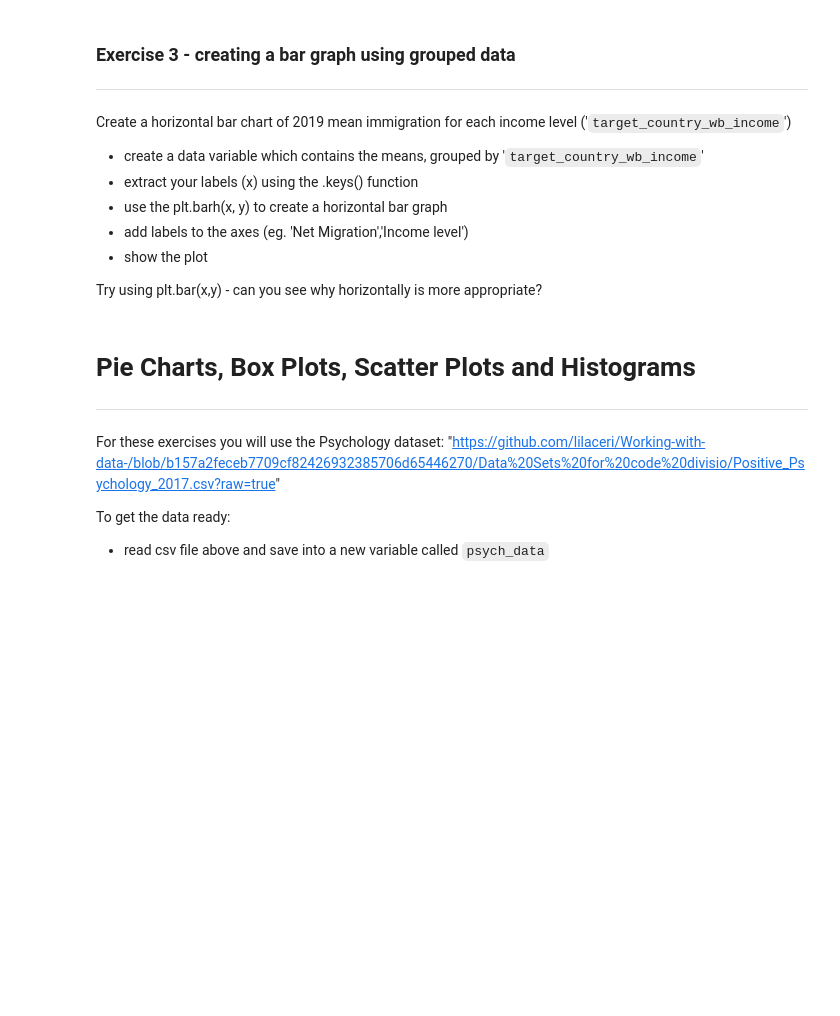
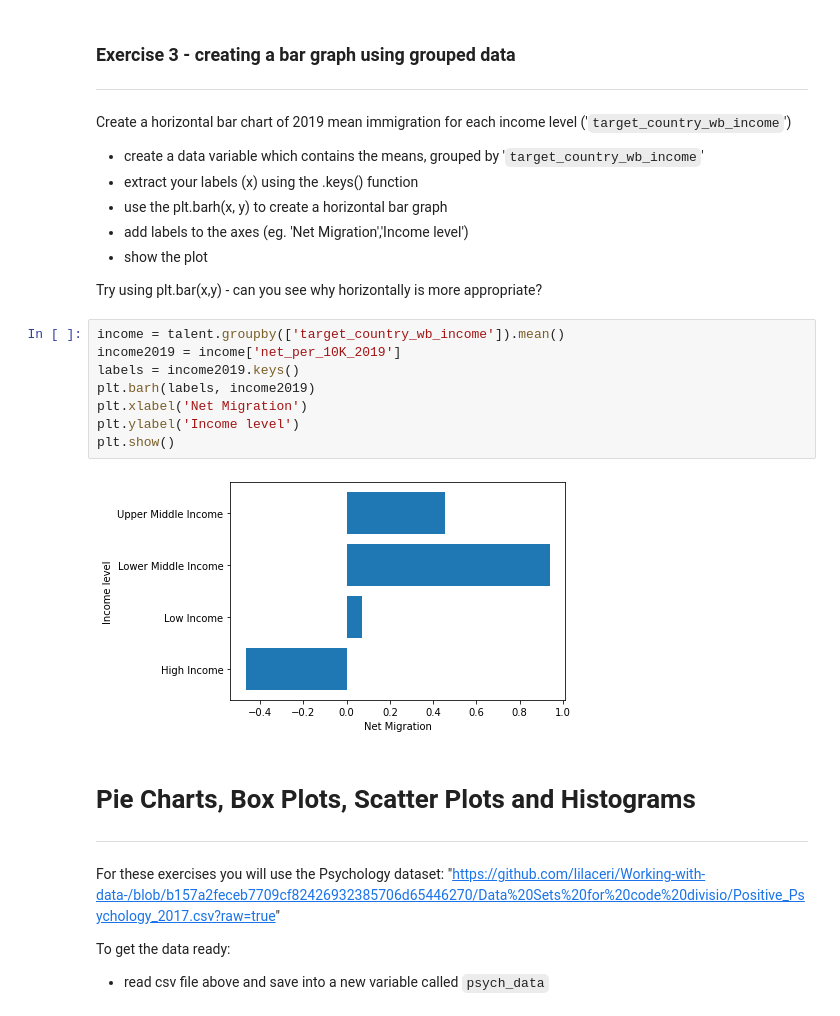
Before and after one commit to JackSandford/ECK, a Jupyter notebook: Worksheets/7_1_Visualisation_with_matplotlib.ipynb, the cells around one changed output. Saved outputs shown, nothing was run; the diff lists cells and outputs as text; blank space fills up the shorter version.

```diff
--- a/Worksheets/7_1_Visualisation_with_matplotlib.ipynb
+++ b/Worksheets/7_1_Visualisation_with_matplotlib.ipynb
@@ -139,6 +139,16 @@ Create a horizontal bar chart of 2019 mean immigration for each income level ('`
 * show the plot
 
 Try using plt.bar(x,y) - can you see why horizontally is more appropriate?
+# %%
+income = talent.groupby(['target_country_wb_income']).mean()
+income2019 = income['net_per_10K_2019']
+labels = income2019.keys()
+plt.barh(labels, income2019)
+plt.xlabel('Net Migration')
+plt.ylabel('Income level')
+plt.show()
+# %% [output]
+[figure, added]
 # %% [markdown]
 # Pie Charts, Box Plots, Scatter Plots and Histograms
 ---
```
Also changed, not shown: parts of 9 cells of this notebook.
